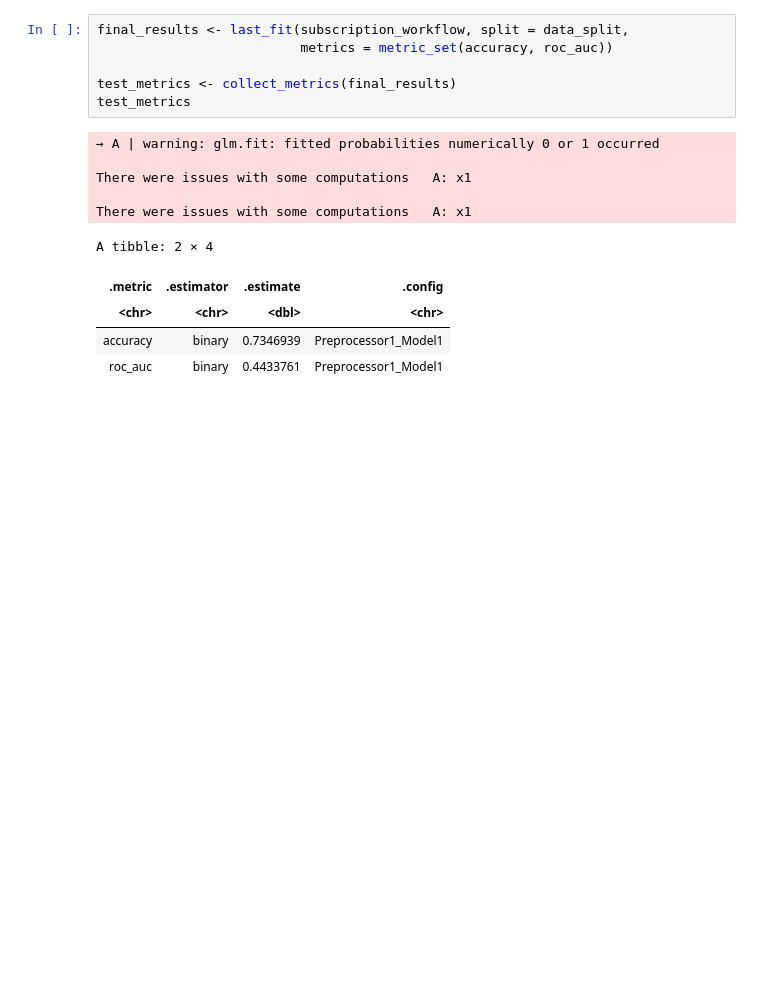
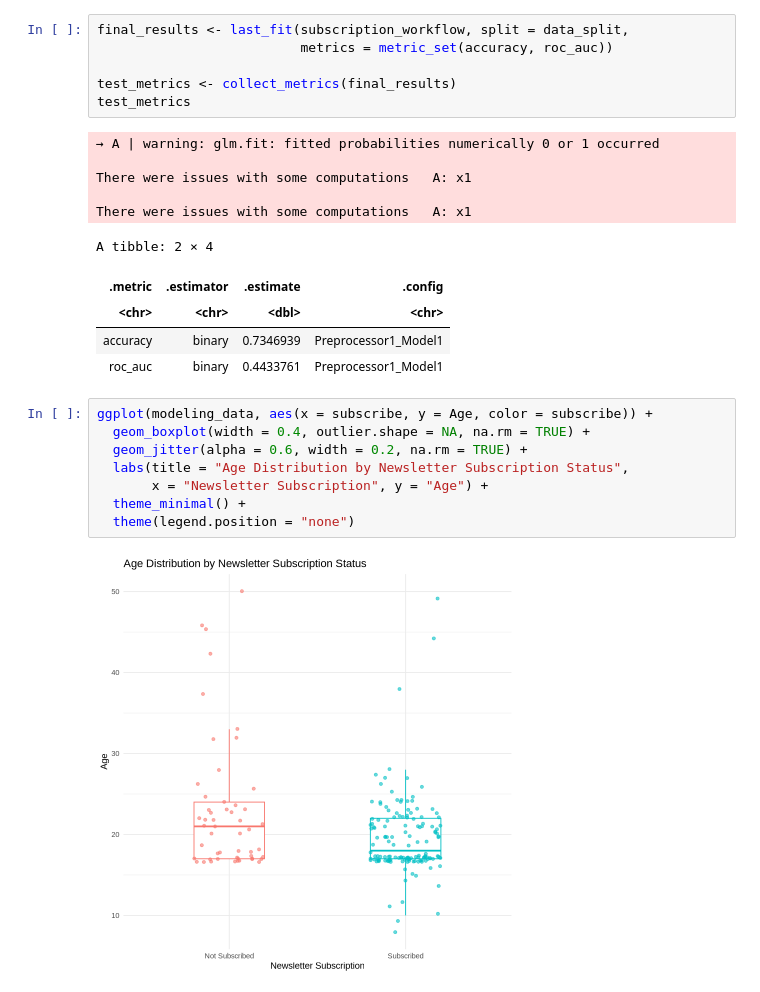
Before and after one commit to zhangyake-123/DSCI_project_Nick, a Jupyter notebook: Predicting Newsletter Subscription Using Player Behaviour and Demographics.ipynb, the cells around one changed output. Cells and saved outputs as stored; diff of their text form; blank space fills up the shorter version.

Commit message:
visualization

```diff
--- a/Predicting Newsletter Subscription Using Player Behaviour and Demographics.ipynb
+++ b/Predicting Newsletter Subscription Using Player Behaviour and Demographics.ipynb
@@ -192,3 +192,13 @@ A tibble: 2 × 4
 | <chr> | <chr> | <dbl> | <chr> |
 | accuracy | binary | 0.7346939 | Preprocessor1_Model1 |
 | roc_auc | binary | 0.4433761 | Preprocessor1_Model1 |
+# %%
+ggplot(modeling_data, aes(x = subscribe, y = Age, color = subscribe)) +
+  geom_boxplot(width = 0.4, outlier.shape = NA, na.rm = TRUE) +
+  geom_jitter(alpha = 0.6, width = 0.2, na.rm = TRUE) +
+  labs(title = "Age Distribution by Newsletter Subscription Status",
+       x = "Newsletter Subscription", y = "Age") +
+  theme_minimal() +
+  theme(legend.position = "none")
+# %% [output]
+[figure, added]
```
Also changed, not shown: parts of 3 cells of this notebook.
